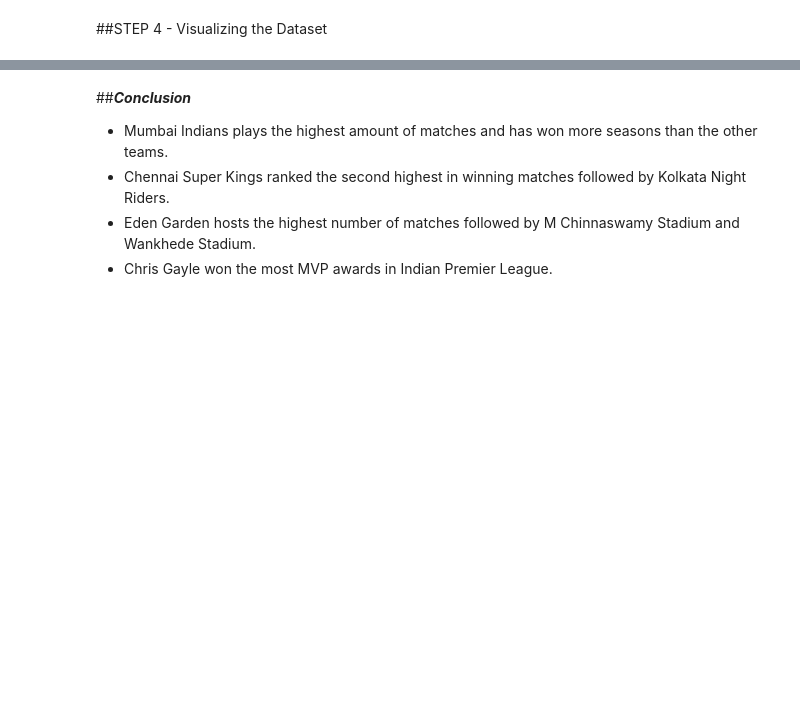
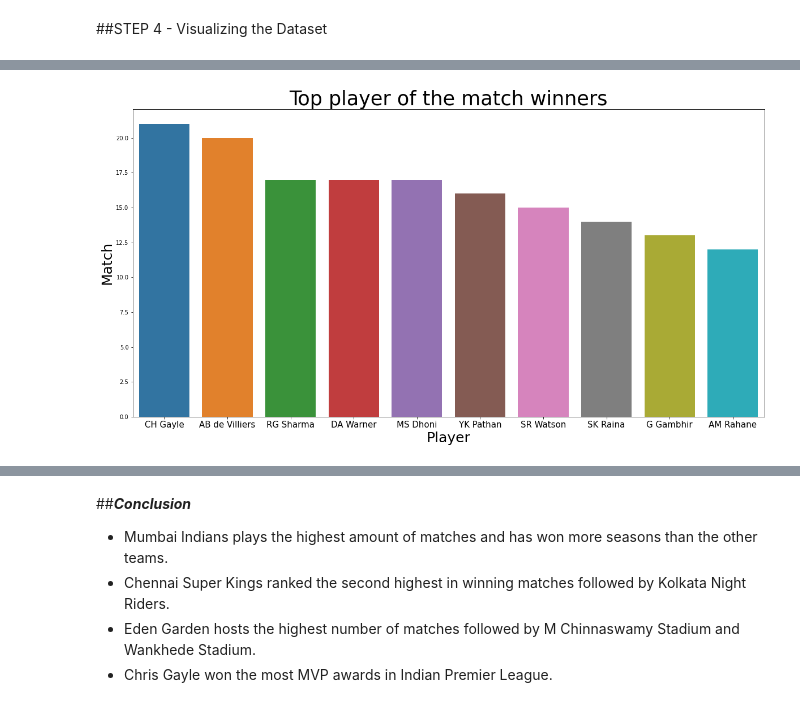
Before and after one commit to abhijeetraj22/TSF-GRIP_Tasks, a Jupyter notebook: TSF_Task_5.ipynb, the cells around one changed output, grey strips where cells are left out. Saved outputs shown, nothing was run; the diff lists cells and outputs as text; code cells hidden in the pictures; blank space fills up the shorter version.

```diff
--- a/TSF_Task_5.ipynb
+++ b/TSF_Task_5.ipynb
@@ -81,10 +189,13 @@ plt.xticks(rotation=-90,fontsize=15)
 # %%
 plt.figure(figsize=(20,10))
 
-sns.barplot(x=df.player_of_match.value_counts()[:10].index,y=df.player_of_match.value_counts()[:10])
+sns.barplot(x=mt_df.player_of_match.value_counts()[:10].index,y=mt_df.player_of_match.value_counts()[:10])
 plt.title('Top player of the match winners',fontsize=35)
 plt.xlabel('Player',fontsize=25)
 plt.ylabel('Match',fontsize=25)
+plt.xticks(fontsize=15);
+# %% [output]
+[figure, added]
 # %%
 plt.subplots(figsize=(20,10))
 
```
Also changed, not shown: parts of 17 cells of this notebook.
